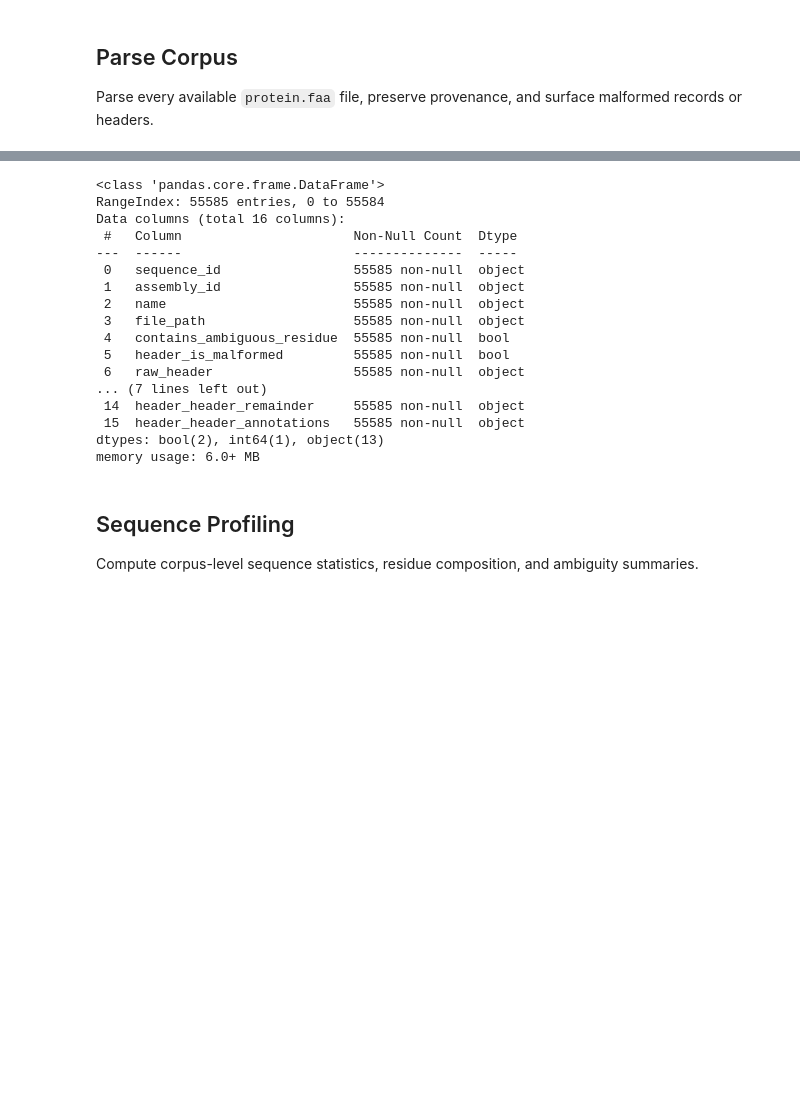
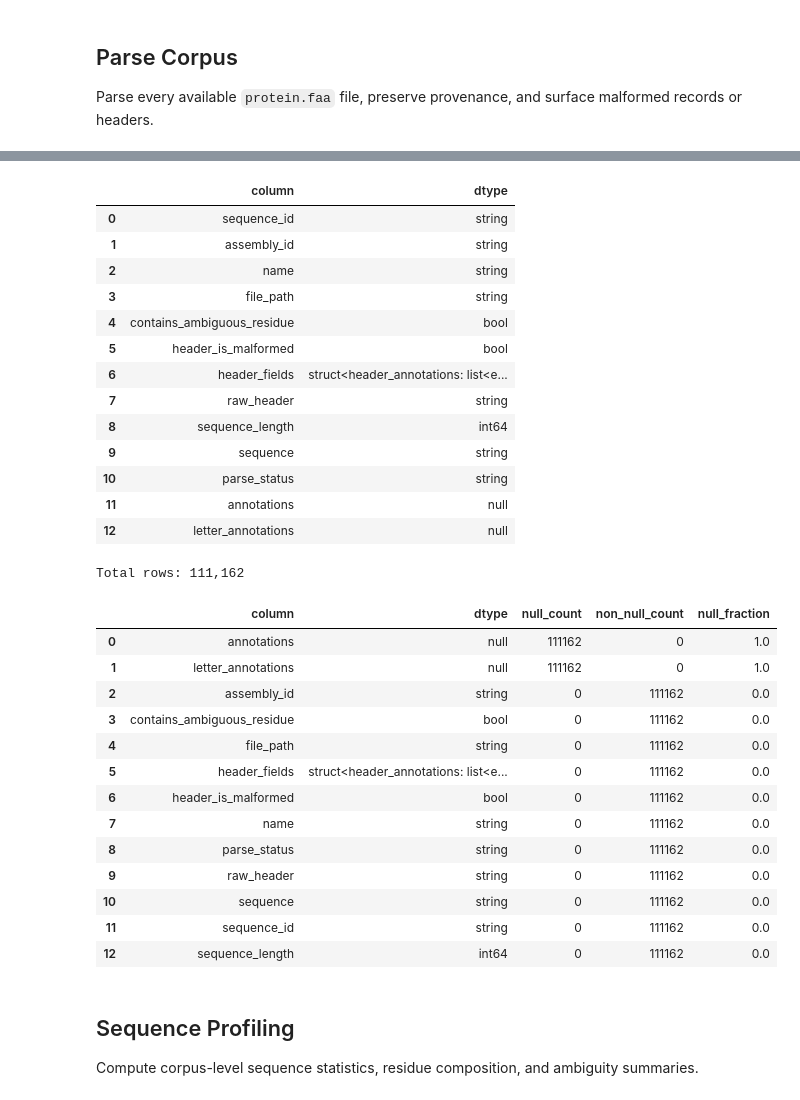
Before and after one commit to jayanta-banik/DNA-BERT, a Jupyter notebook: EDA.ipynb, the cells around one changed output, grey strips where cells are left out. Drawn from its saved outputs; the diff is of its cells as text; code cells hidden in the pictures; blank space fills up the shorter version.

```diff
--- a/EDA.ipynb
+++ b/EDA.ipynb
@@ -117,23 +177,57 @@ records_df.to_csv(artifact_output_path / "protein_records.csv", index=False)
 # %%
-records_df.info()
+record_count = protein_dataset.count_rows()
+column_names = protein_dataset.schema.names
+schema_df = pd.DataFrame({"column": column_names, "dtype": [str(t) for t in protein_dataset.schema.types]})
+display(schema_df)
+print(f"Total rows: {record_count:,}")
+
+# Compute null counts across the full dataset using Arrow batches.
+null_counts = {column: 0 for column in column_names}
+null_scanner = protein_dataset.scanner(columns=column_names, batch_size=PARSE_BATCH_SIZE, use_threads=True)
+for batch in tqdm(null_scanner.to_batches(), desc="Counting nulls by column", leave=False):
+    for column in column_names:
+        null_counts[column] += batch.column(column).null_count
+
+null_summary_df = pd.DataFrame(
+    {
+        "column": column_names,
+        "dtype": [str(t) for t in protein_dataset.schema.types],
+        "null_count": [int(null_counts[column]) for column in column_names],
+    }
+)
+null_summary_df["non_null_count"] = record_count - null_summary_df["null_count"]
+null_summary_df["null_fraction"] = (null_summary_df["null_count"] / record_count) if record_count else 0.0
+display(null_summary_df.sort_values(["null_count", "column"], ascending=[False, True]).reset_index(drop=True))
 # %% [output]
+|  | column | dtype |
+| 0 | sequence_id | string |
+| 1 | assembly_id | string |
+| 2 | name | string |
+| 3 | file_path | string |
+| 4 | contains_ambiguous_residue | bool |
+| 5 | header_is_malformed | bool |
+| 6 | header_fields | struct<header_annotations: list<e... |
+| 7 | raw_header | string |
+| 8 | sequence_length | int64 |
+| 9 | sequence | string |
+| 10 | parse_status | string |
+| 11 | annotations | null |
+| 12 | letter_annotations | null |
-<class 'pandas.core.frame.DataFrame'>
-RangeIndex: 55585 entries, 0 to 55584
-Data columns (total 16 columns):
- #   Column                      Non-Null Count  Dtype
----  ------                      --------------  -----
- 0   sequence_id                 55585 non-null  object
- 1   assembly_id                 55585 non-null  object
- 2   name                        55585 non-null  object
- 3   file_path                   55585 non-null  object
- 4   contains_ambiguous_residue  55585 non-null  bool
- 5   header_is_malformed         55585 non-null  bool
- 6   raw_header                  55585 non-null  object
-... (7 lines left out)
- 14  header_header_remainder     55585 non-null  object
- 15  header_header_annotations   55585 non-null  object
-dtypes: bool(2), int64(1), object(13)
-memory usage: 6.0+ MB
+Total rows: 111,162
+|  | column | dtype | null_count | non_null_count | null_fraction |
+| 0 | annotations | null | 111162 | 0 | 1.0 |
+| 1 | letter_annotations | null | 111162 | 0 | 1.0 |
+| 2 | assembly_id | string | 0 | 111162 | 0.0 |
+| 3 | contains_ambiguous_residue | bool | 0 | 111162 | 0.0 |
+| 4 | file_path | string | 0 | 111162 | 0.0 |
+| 5 | header_fields | struct<header_annotations: list<e... | 0 | 111162 | 0.0 |
+| 6 | header_is_malformed | bool | 0 | 111162 | 0.0 |
+| 7 | name | string | 0 | 111162 | 0.0 |
+| 8 | parse_status | string | 0 | 111162 | 0.0 |
+| 9 | raw_header | string | 0 | 111162 | 0.0 |
+| 10 | sequence | string | 0 | 111162 | 0.0 |
+| 11 | sequence_id | string | 0 | 111162 | 0.0 |
+| 12 | sequence_length | int64 | 0 | 111162 | 0.0 |
 # %% [markdown]
 ## Sequence Profiling
 
```
Also changed, not shown: parts of 12 cells of this notebook, 3 other files.
